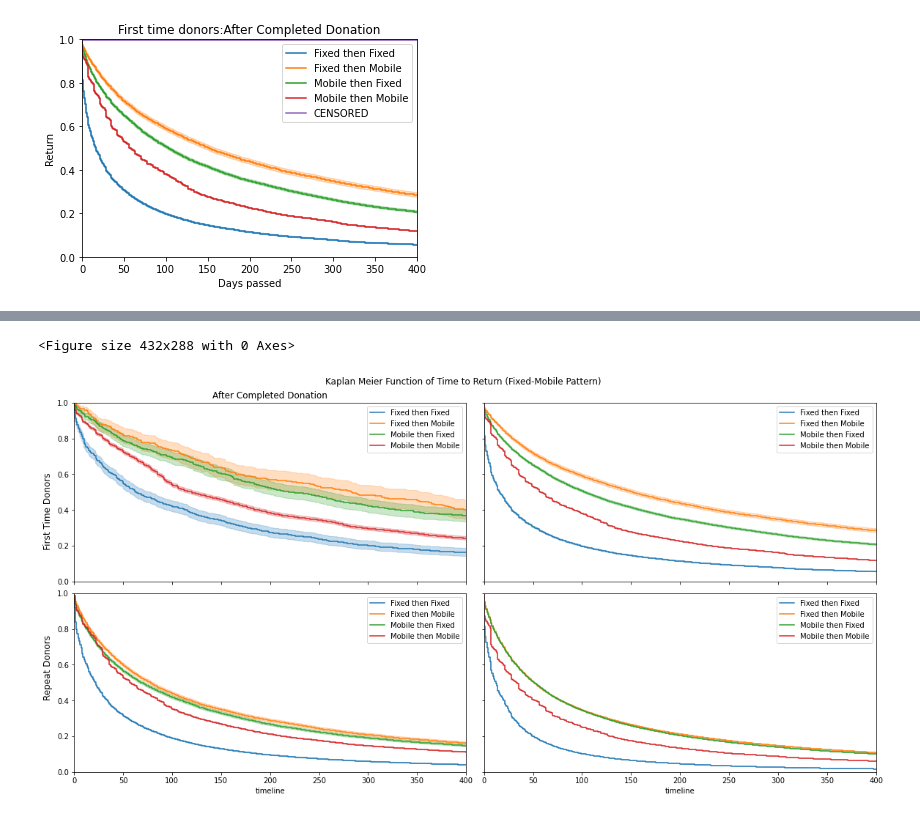
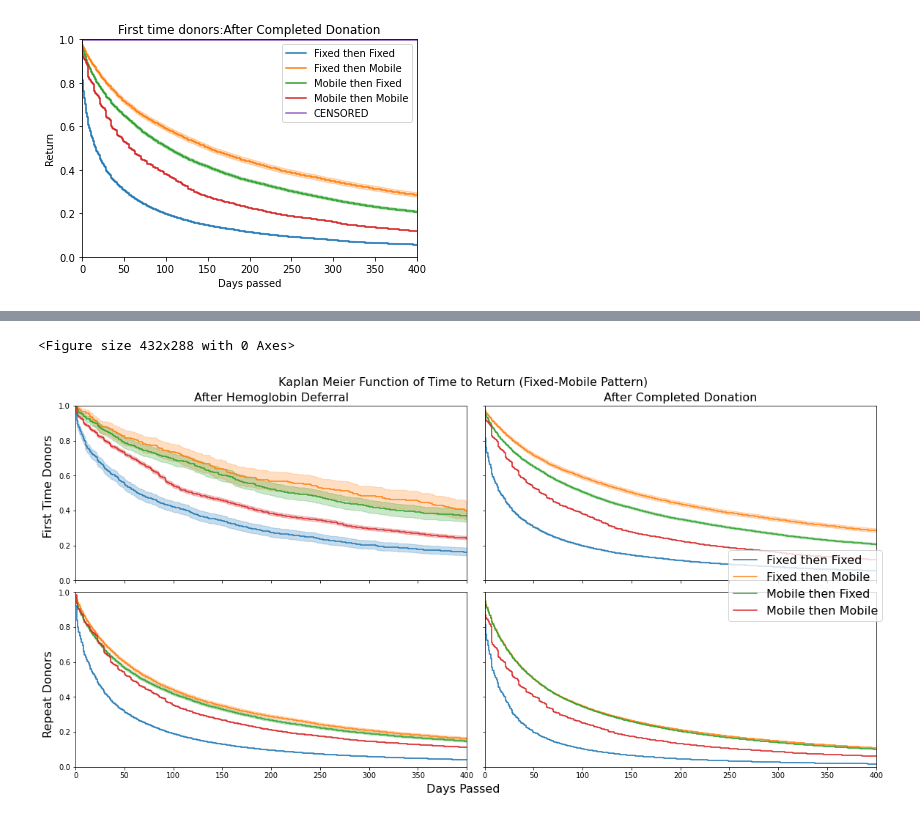
Before and after one commit to altonrus/donor-return-dynamics, a Jupyter notebook: 2_scripts/02_1_kaplan_meier.ipynb, the cells around one changed output, grey strips where cells are left out. Drawn from its saved outputs; the diff is of its cells as text; code cells hidden in the pictures.

```diff
--- a/2_scripts/02_1_kaplan_meier.ipynb
+++ b/2_scripts/02_1_kaplan_meier.ipynb
@@ -454,42 +473,54 @@ plt.show()
 # %%
 # fig, ((ax1, ax2, ax3), (ax4, ax5, ax6)) = plt.subplots(nrows=2, ncols=2, sharex=True, sharey=True)
 plt.figure()
 fig, axes = plt.subplots(nrows=2, ncols=2,figsize=(16, 8), layout='constrained', sharex=True, sharey=True)
 ax1, ax2, ax3, ax4 = axes.flatten()
 plt.axis([0, 400, 0, 1])
-fig.suptitle('Kaplan Meier Function of Time to Return (Fixed-Mobile Pattern)')
+fig.suptitle('Kaplan Meier Function of Time to Return (Fixed-Mobile Pattern)', fontsize=16)
 
-kmfhgb_ff_first.plot(ax=ax1)
-kmfhgb_fm_first.plot(ax=ax1)
-kmfhgb_mf_first.plot(ax=ax1)
-kmfhgb_mm_first.plot(ax=ax1)
+kmfhgb_ff_first.plot(ax=ax1, legend=False)
+kmfhgb_fm_first.plot(ax=ax1, legend=False)
+kmfhgb_mf_first.plot(ax=ax1, legend=False)
+kmfhgb_mm_first.plot(ax=ax1, legend=False)
 #kmfhgb_last_first.plot(ax=ax1)
-ax1.set_title('After Hemoglobin Deferral')
+ax1.set_title('After Hemoglobin Deferral', fontsize=16)
 
-kmfcomp_ff_first.plot(ax=ax2)
-kmfcomp_fm_first.plot(ax=ax2)
-kmfcomp_mf_first.plot(ax=ax2)
-kmfcomp_mm_first.plot(ax=ax2)
+kmfcomp_ff_first.plot(ax=ax2, legend=False)
+kmfcomp_fm_first.plot(ax=ax2, legend=False)
+kmfcomp_mf_first.plot(ax=ax2, legend=False)
+kmfcomp_mm_first.plot(ax=ax2, legend=False)
 #kmfcomp_last_first.plot(ax=ax1)
-ax1.set_title('After Completed Donation')
+ax2.set_title('After Completed Donation', fontsize=16)
 
-kmfhgb_ff.plot(ax=ax3)
-kmfhgb_fm.plot(ax=ax3)
-kmfhgb_mf.plot(ax=ax3)
-kmfhgb_mm.plot(ax=ax3)
+kmfhgb_ff.plot(ax=ax3, legend=False)
+kmfhgb_fm.plot(ax=ax3, legend=False)
+kmfhgb_mf.plot(ax=ax3, legend=False)
+kmfhgb_mm.plot(ax=ax3, legend=False)
 #kmfhgb_last.plot()
 
-kmfcomp_ff.plot(ax=ax4)
-kmfcomp_fm.plot(ax=ax4)
-kmfcomp_mf.plot(ax=ax4)
-kmfcomp_mm.plot(ax=ax4)
+kmfcomp_ff.plot(ax=ax4, legend=False)
+kmfcomp_fm.plot(ax=ax4, legend=False)
+kmfcomp_mf.plot(ax=ax4, legend=False)
+kmfcomp_mm.plot(ax=ax4, legend=False)
 #kmfcomp_last.plot()
 
-fig.supylabel('Repeat Donors                              First Time Donors')
+# Define the legend handles and labels from one of the subplots
+legend_handles, legend_labels = axes[0, 0].get_legend_handles_labels()
 
-#fig.legend(legend_handles, legend_labels, loc='upper right')
+# Create a single legend outside the subplots
+fig.legend(legend_handles, legend_labels, loc='center right', fontsize=16)
+
+# Remove individual subplot labels
+for ax in axes.flatten():
+    ax.set_xlabel('')
+    ax.set_ylabel('')
+
+
+
+fig.supxlabel('Days Passed', fontsize=16)
+fig.supylabel('Repeat Donors                              First Time Donors', fontsize=16)
 
 plt.show()
 # %% [output]
 <Figure size 432x288 with 0 Axes>
-[figure, old version]
+[figure, new version]
```
Also changed, not shown: parts of 2 cells of this notebook, 7 other files.
